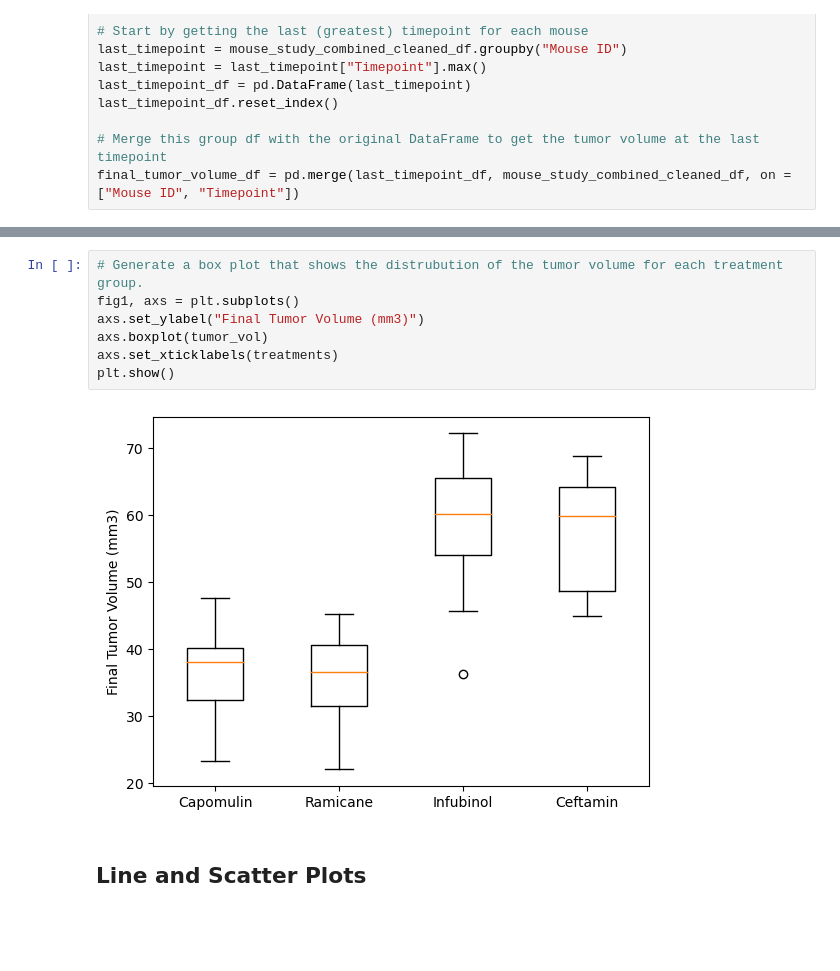
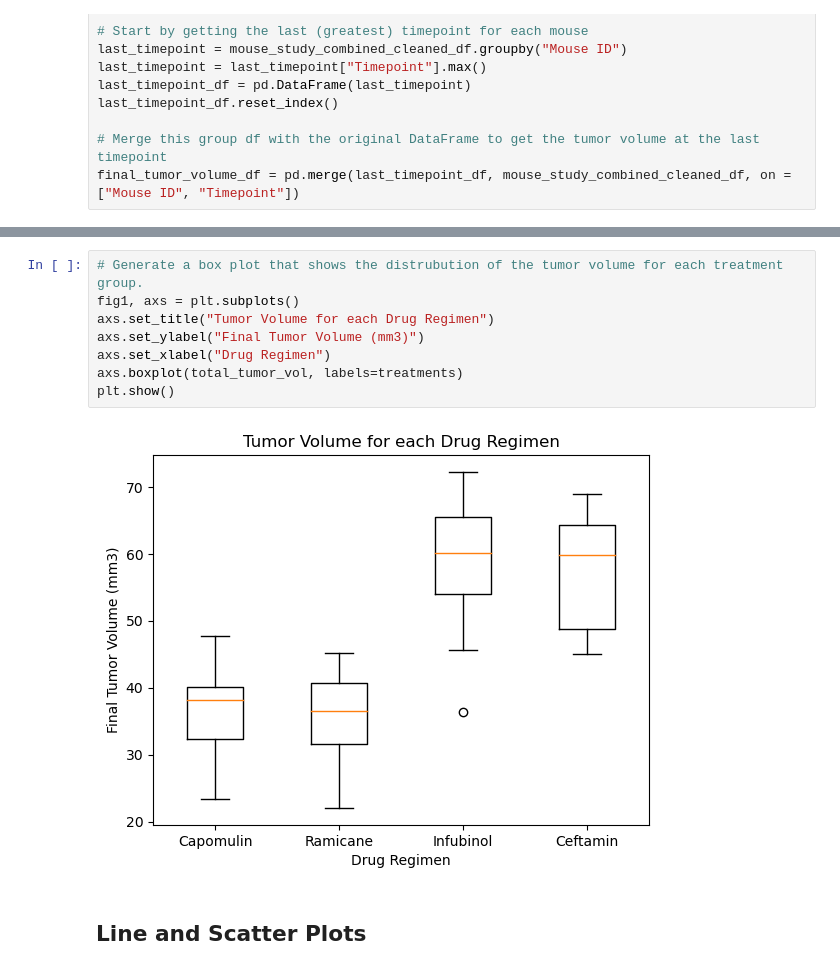
Before and after one commit to keenet1/Matplotlib-Challenge, a Jupyter notebook: Pymaceuticals/pymaceuticals.ipynb, the cells around one changed output, grey strips where cells are left out. Drawn from its saved outputs; the diff is of its cells as text; blank space fills up the shorter version.

```diff
--- a/Pymaceuticals/pymaceuticals.ipynb
+++ b/Pymaceuticals/pymaceuticals.ipynb
@@ -274,12 +239,13 @@ Values above 87.66645829999999 could be outliers.
 # %%
 # Generate a box plot that shows the distrubution of the tumor volume for each treatment group.
 fig1, axs = plt.subplots()
+axs.set_title("Tumor Volume for each Drug Regimen")
 axs.set_ylabel("Final Tumor Volume (mm3)")
-axs.boxplot(tumor_vol)
-axs.set_xticklabels(treatments)
+axs.set_xlabel("Drug Regimen")
+axs.boxplot(total_tumor_vol, labels=treatments)
 plt.show()
 # %% [output]
-[figure, old version]
+[figure, new version]
 # %% [markdown]
 ## Line and Scatter Plots
 # %%
```
Also changed, not shown: parts of 1 cell of this notebook.
